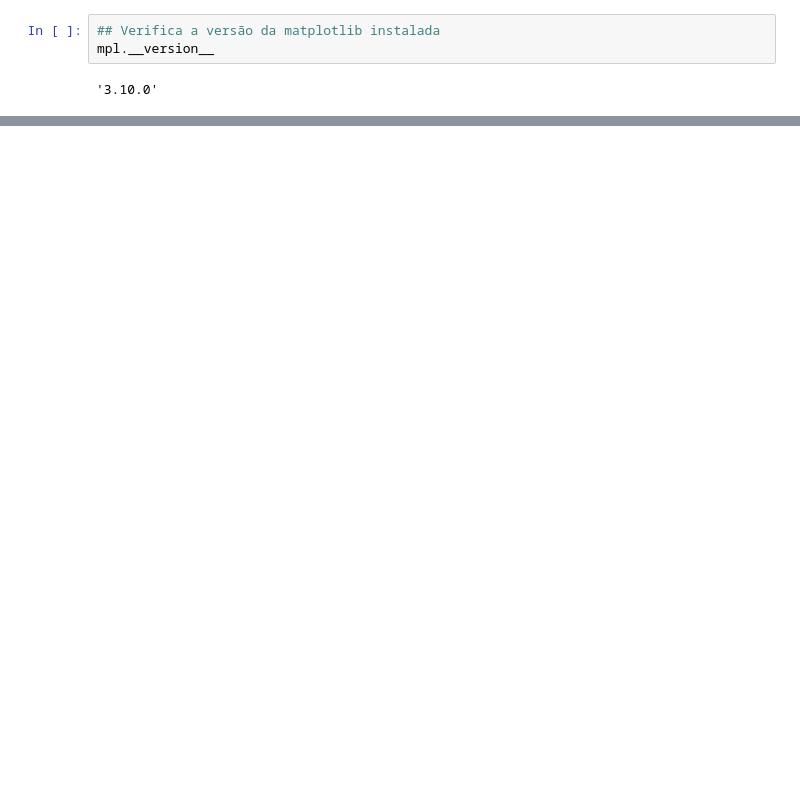
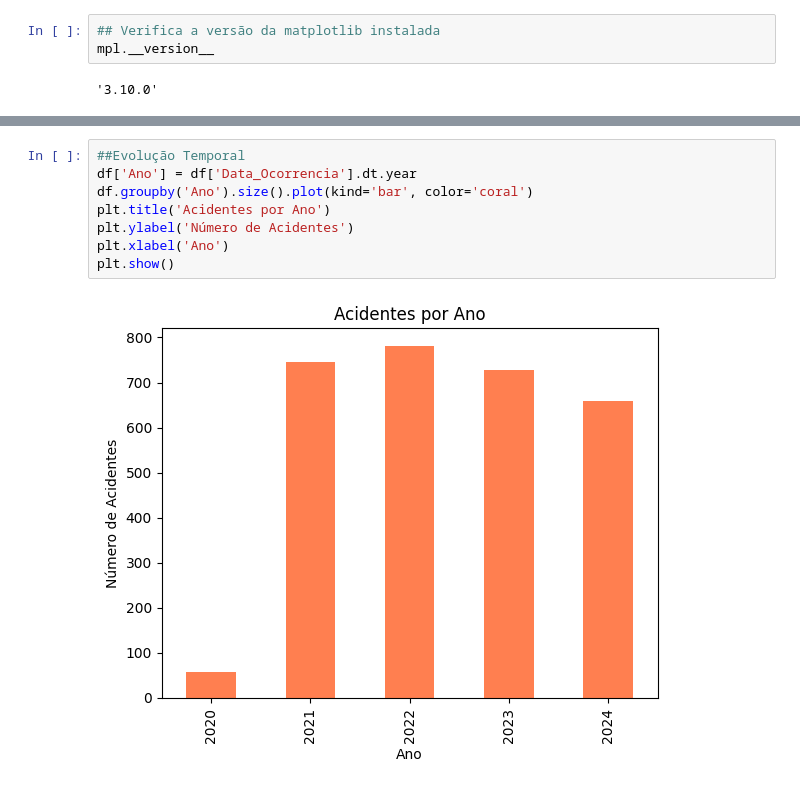
Before and after one commit to fabarroso/MVP1, a Jupyter notebook: MVP1.ipynb, the cells around one changed output, grey strips where cells are left out. Cells and saved outputs as stored; diff of their text form; blank space fills up the shorter version.

```diff
--- a/MVP1.ipynb
+++ b/MVP1.ipynb
@@ -47,0 +154,10 @@ mpl.__version__
+# %%
+##Evolução Temporal
+df['Ano'] = df['Data_Ocorrencia'].dt.year
+df.groupby('Ano').size().plot(kind='bar', color='coral')
+plt.title('Acidentes por Ano')
+plt.ylabel('Número de Acidentes')
+plt.xlabel('Ano')
+plt.show()
+# %% [output]
+[figure, added]
```
Also changed, not shown: parts of 9 cells of this notebook.
